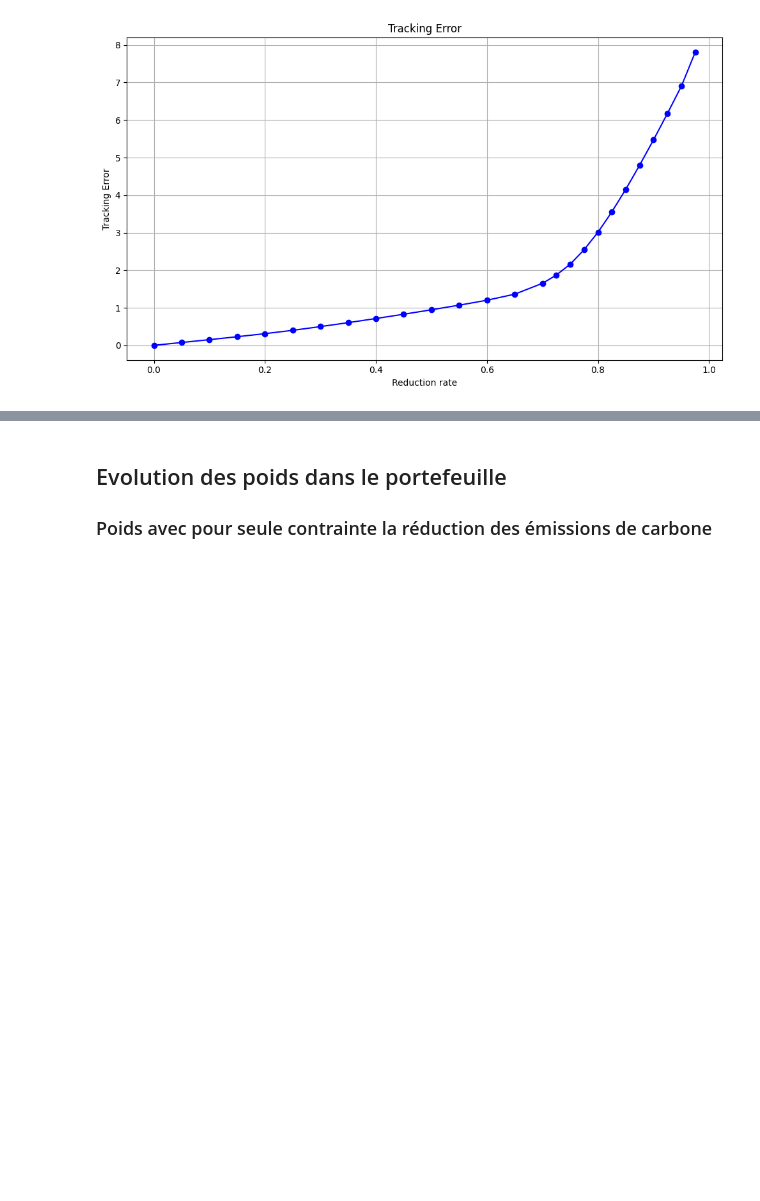
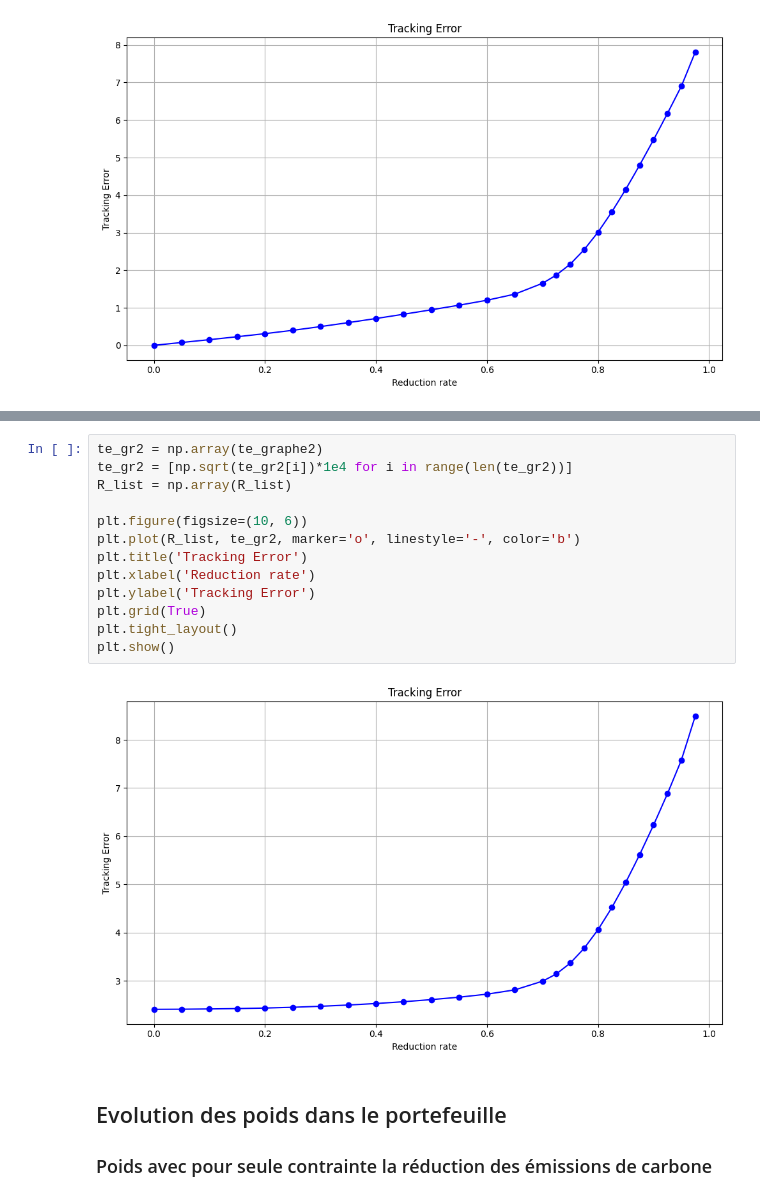
Before and after one commit to MoutetMaxime/net-zero-portfolio, a Jupyter notebook: optimization.ipynb, the cells around one changed output, grey strips where cells are left out. Cells and saved outputs as stored; diff of their text form; blank space fills up the shorter version.

```diff
--- a/optimization.ipynb
+++ b/optimization.ipynb
@@ -269,3 +309,18 @@ plt.show()
+# %%
+te_gr2 = np.array(te_graphe2)
+te_gr2 = [np.sqrt(te_gr2[i])*1e4 for i in range(len(te_gr2))]
+R_list = np.array(R_list)
+
+plt.figure(figsize=(10, 6))
+plt.plot(R_list, te_gr2, marker='o', linestyle='-', color='b')
+plt.title('Tracking Error')
+plt.xlabel('Reduction rate')
+plt.ylabel('Tracking Error')
+plt.grid(True)
+plt.tight_layout()
+plt.show()
+# %% [output]
+[figure, added]
 # %% [markdown]
 ## Evolution des poids dans le portefeuille
 
```
Also changed, not shown: parts of 1 cell of this notebook.
